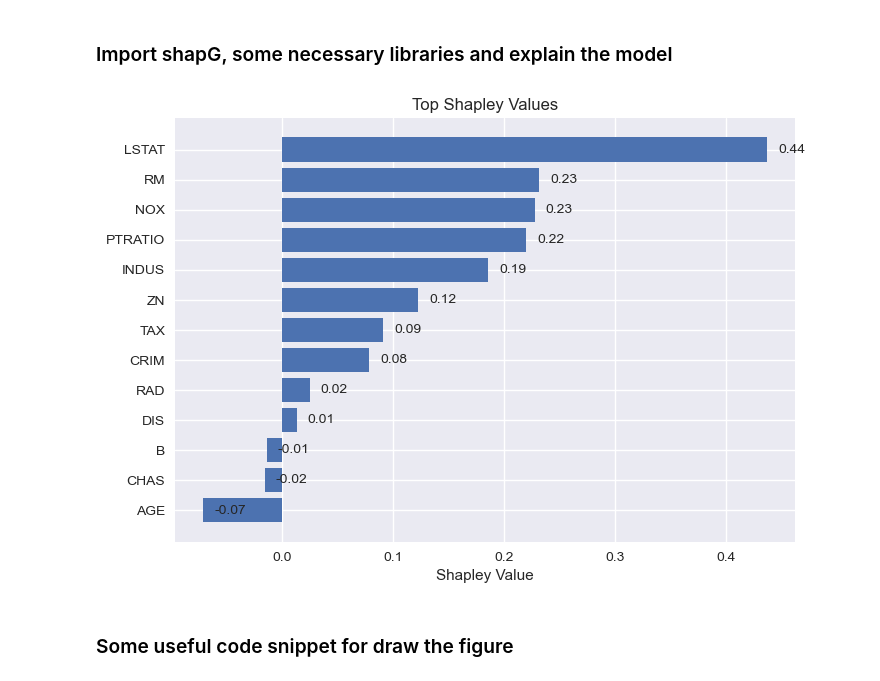
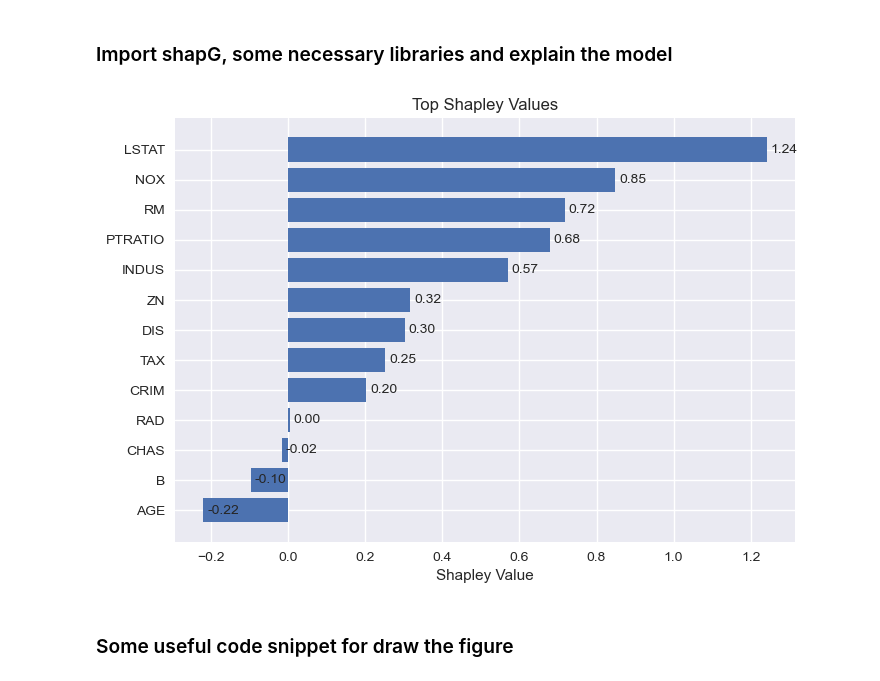
Before and after one commit to vectorsss/shapG, a Jupyter notebook: examples/xai.ipynb, the cells around one changed output. Saved outputs shown, nothing was run; the diff lists cells and outputs as text; code cells hidden in the pictures.

```diff
--- a/examples/xai.ipynb
+++ b/examples/xai.ipynb
@@ -44,13 +50,13 @@ from shapG.utils import corr_generator, create_minimal_edge_graph
 # %%
 # explain the model
 X, y = housing_data_reader('./data/housing_price.csv')
 W = corr_generator(X)
-A, W_new = create_minimal_edge_graph(W)
+A, W_new = create_minimal_edge_graph(W, version='v3')
 G = nx.Graph(A)
-shapley_value = shapley.shapG(G, m=15, f=classification_kpi, approximate_by_ratio=False)
+shapley_value = shapley.shapG(G, m=3, f=classification_kpi, approximate_by_ratio=False)
 shapGplot.plot(shapley_value, top_n=15)
 # %% [output]
-[figure, old version]
+[figure, new version]
 # %% [markdown]
 ### Some useful code snippet for draw the figure
 # %%
```
Also changed, not shown: parts of 3 cells of this notebook, 4 other files.
